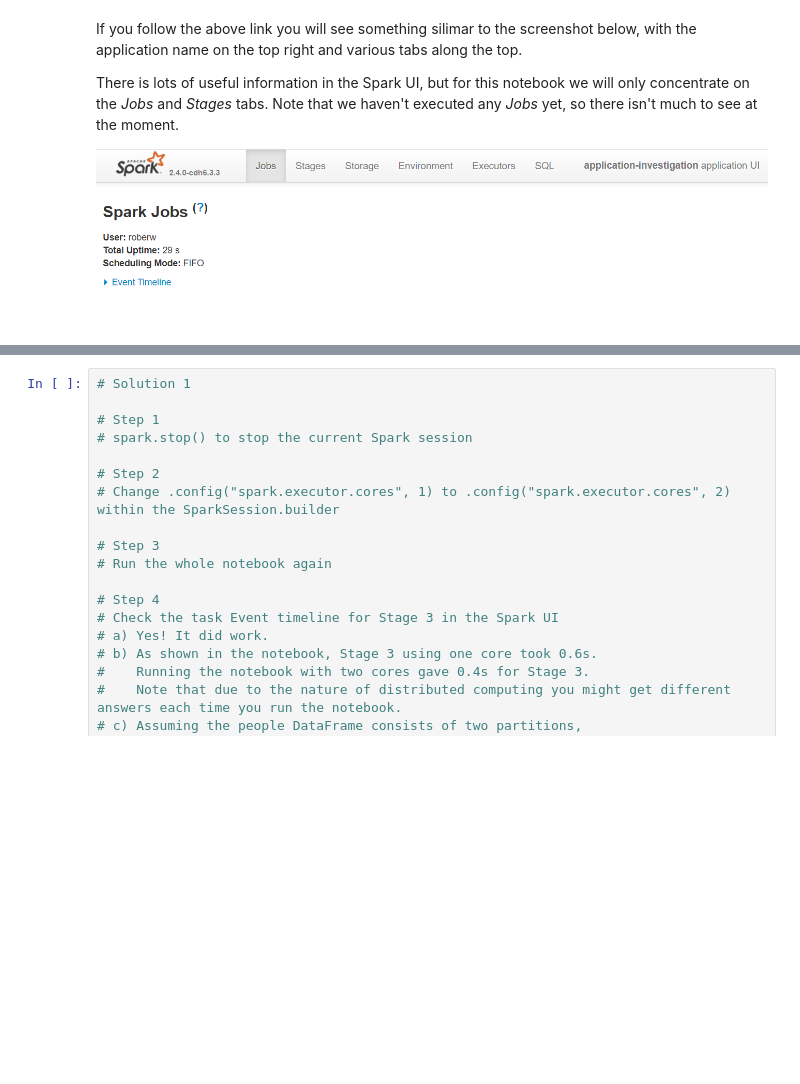
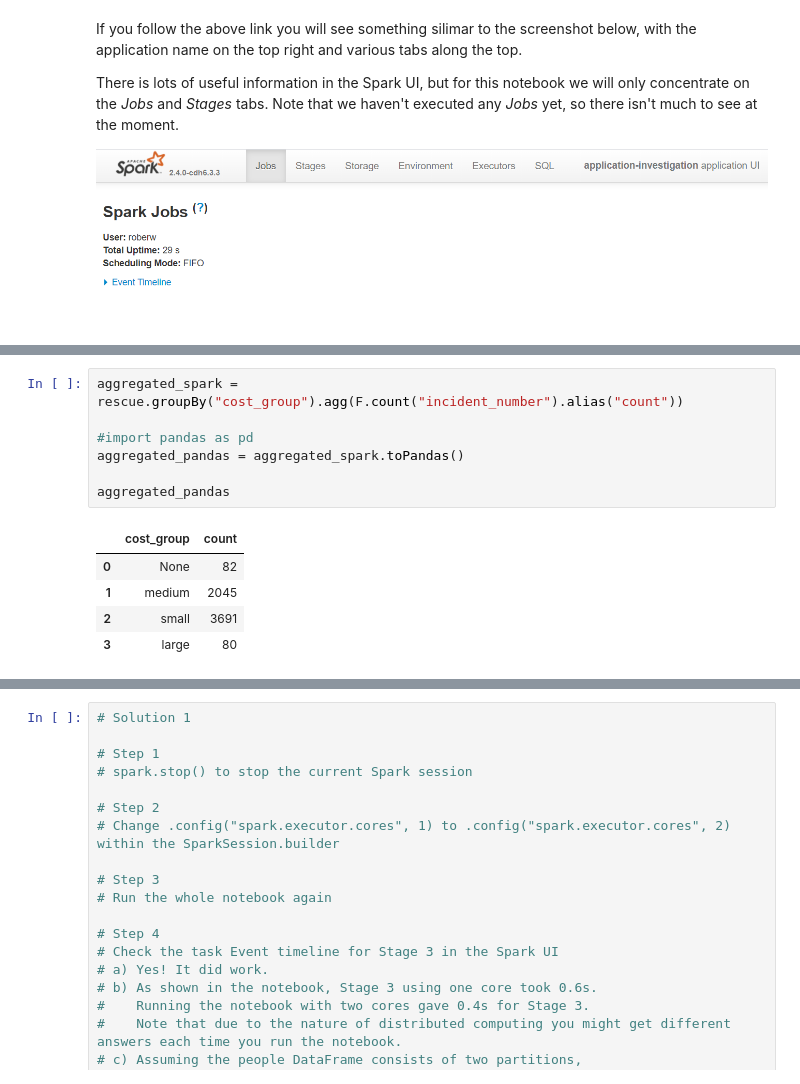
Before and after one commit to best-practice-and-impact/ons-spark, a Jupyter notebook: ons-spark/raw-notebooks/spark-app/spark_application_and_ui.ipynb, the cells around one changed output, grey strips where cells are left out. Cells and saved outputs as stored; diff of their text form; blank space fills up the shorter version.

```diff
--- a/ons-spark/raw-notebooks/spark-app/spark_application_and_ui.ipynb
+++ b/ons-spark/raw-notebooks/spark-app/spark_application_and_ui.ipynb
@@ -379,0 +246,13 @@ To conclude - previously a lot of time was spent scheduling tasks and (de)serial
+# %%
+aggregated_spark = rescue.groupBy("cost_group").agg(F.count("incident_number").alias("count"))
+
+#import pandas as pd
+aggregated_pandas = aggregated_spark.toPandas()
+
+aggregated_pandas
+# %% [output]
+|  | cost_group | count |
+| 0 | None | 82 |
+| 1 | medium | 2045 |
+| 2 | small | 3691 |
+| 3 | large | 80 |
```
Also changed, not shown: parts of 63 cells of this notebook.
